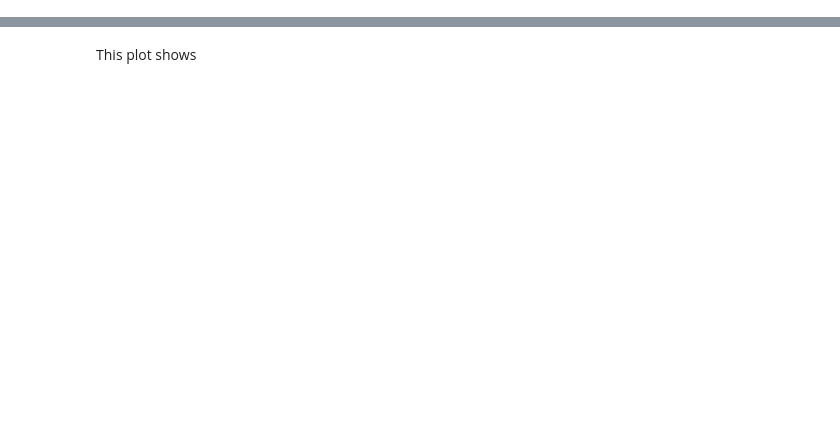
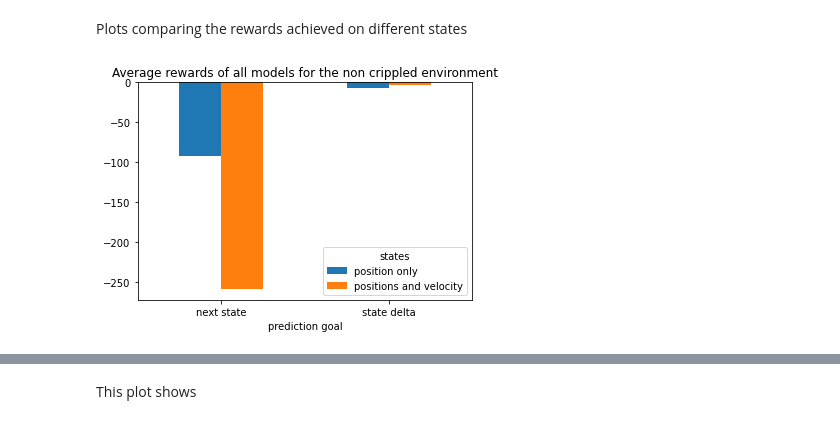
Before and after one commit to DankiLiu/DL4Robotics, a Jupyter notebook: Danki_Tobias/evaluation/plot_statistics.ipynb, the cells around one changed output, grey strips where cells are left out. Cells and saved outputs as stored; diff of their text form; code cells hidden in the pictures; blank space fills up the shorter version.

```diff
--- a/Danki_Tobias/evaluation/plot_statistics.ipynb
+++ b/Danki_Tobias/evaluation/plot_statistics.ipynb
@@ -34,3 +37,20 @@ def read_all_rewards():
     return all_rewards
 
 all_rewards = read_all_rewards()
+# %% [markdown]
+Plots comparing the rewards achieved on different states
+# %%
+rewards = all_rewards[:, :, :, 'training_0']
+rewards = rewards.groupby(level=[0]).mean()
+
+multi_index = pd.MultiIndex.from_product([['next state', 'state delta'], ['position only', 'positions and velocity']],
+                                             names=["prediction goal", "states"])
+test = [rewards['position'], rewards['position_and_velocity'],
+        rewards['position_deltas'], rewards['position_and_velocity_deltas']]
+data = pd.Series(test, index=multi_index)
+
+data.unstack().plot(kind='bar', rot=0)
+plt.title("Average rewards of all models for the non crippled environment")
+plt.savefig("../results/CompareStateDefinitions.png")
+# %% [output]
+[figure, added]
```
Also changed, not shown: parts of 11 cells of this notebook, 9 other files.
